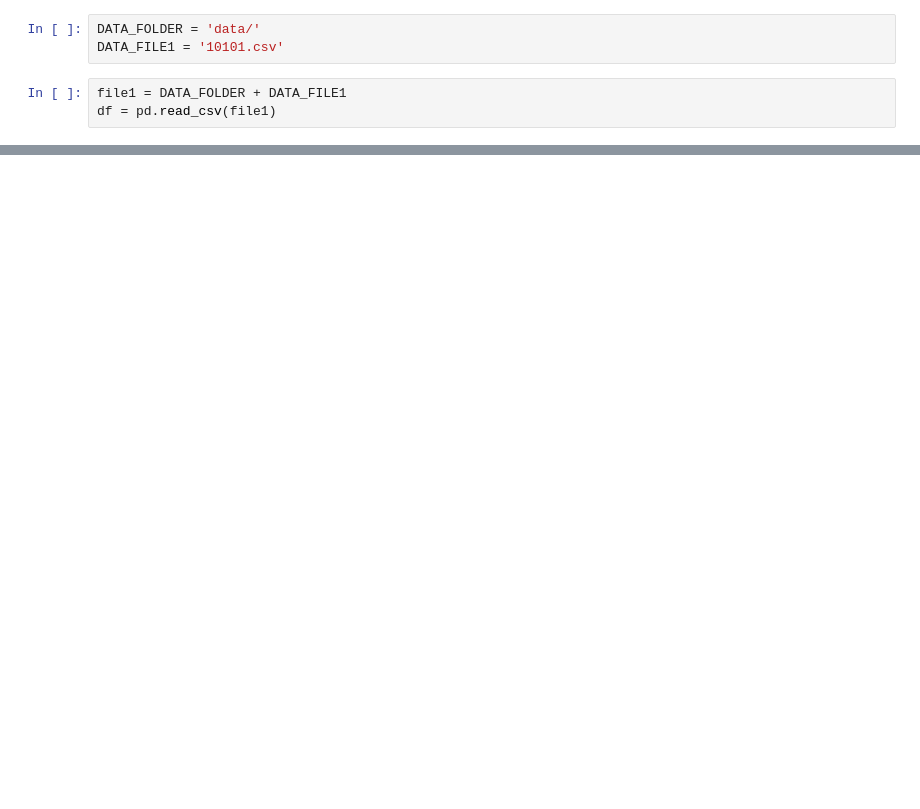
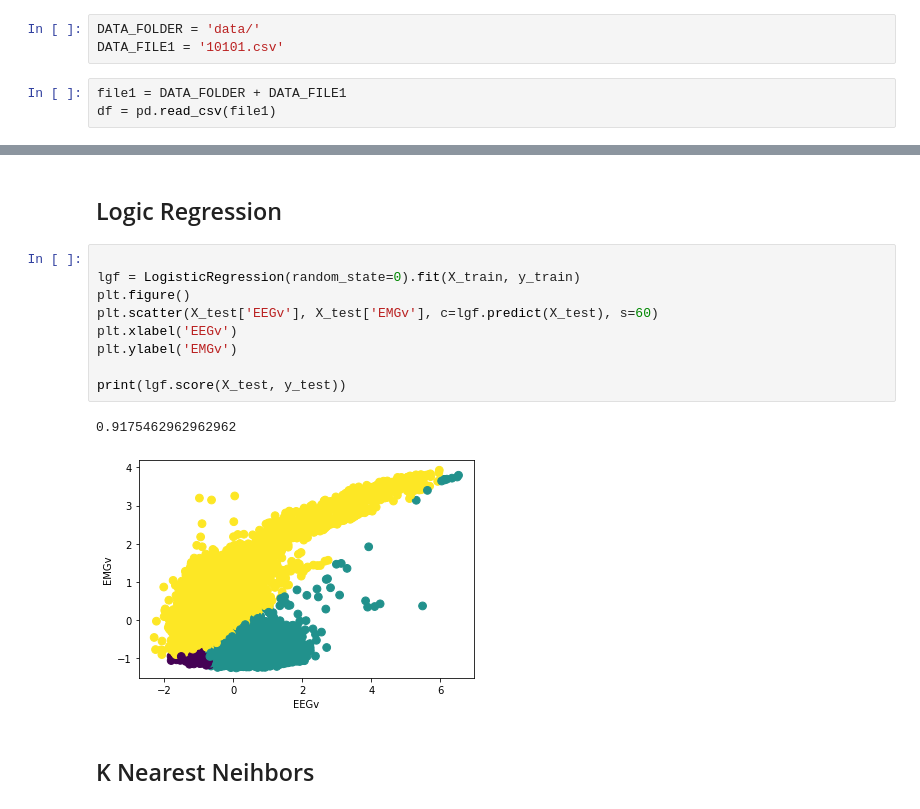
Before and after one commit to epfl-ML/project2-code, a Jupyter notebook: ml_ridge_k_means.ipynb, the cells around one changed output, grey strips where cells are left out. Cells and saved outputs as stored; diff of their text form; blank space fills up the shorter version.

```diff
--- a/ml_ridge_k_means.ipynb
+++ b/ml_ridge_k_means.ipynb
@@ -64,3 +66,19 @@ print(clf.score(X_test, y_test))
+# %% [markdown]
+## Logic Regression
+# %%
+
+lgf = LogisticRegression(random_state=0).fit(X_train, y_train)
+plt.figure()
+plt.scatter(X_test['EEGv'], X_test['EMGv'], c=lgf.predict(X_test), s=60)
+plt.xlabel('EEGv')
+plt.ylabel('EMGv')
+
+print(lgf.score(X_test, y_test))
+# %% [output]
+0.9175462962962962
+[figure, added]
+# %% [markdown]
+## K Nearest Neihbors
 # %%
 knn = KNeighborsClassifier(n_neighbors = 7).fit(X_train, y_train)
 accuracy = knn.score(X_test, y_test)
```
Also changed, not shown: parts of 19 cells of this notebook, 3 other files.
